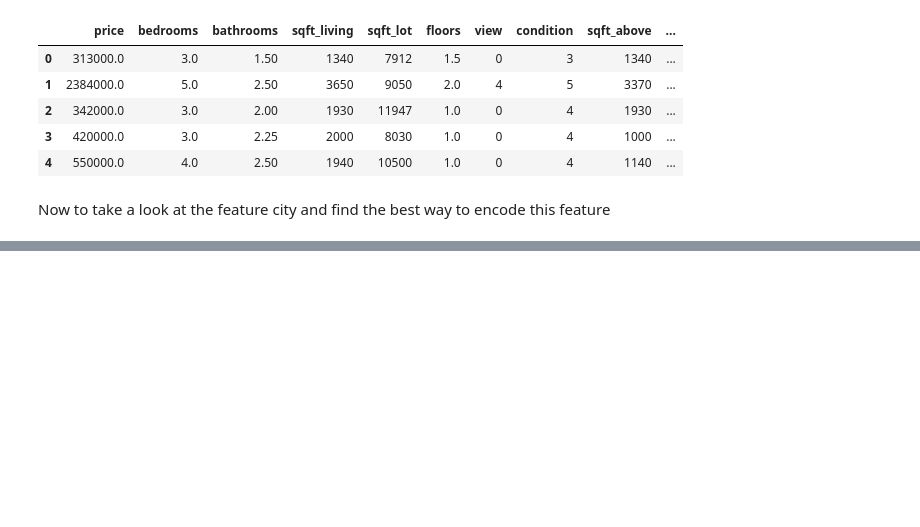
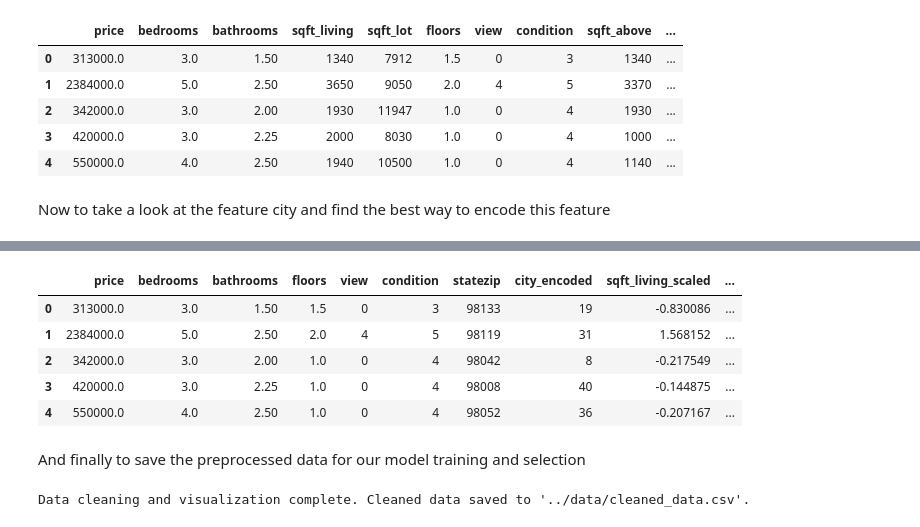
Before and after one commit to David38mk/house-price-prediction-ML, a Jupyter notebook: notebooks/EDA.ipynb, the cells around one changed output, grey strips where cells are left out. Saved outputs shown, nothing was run; the diff lists cells and outputs as text; code cells hidden in the pictures; blank space fills up the shorter version.

```diff
--- a/notebooks/EDA.ipynb
+++ b/notebooks/EDA.ipynb
@@ -370,3 +386,32 @@ And finally to save the preprocessed data for our model training and selection
+# %%
+ss = StandardScaler()
+
+numeric_cols = [ 'sqft_living','sqft_above' ]
+
+for col in numeric_cols:
+    data[col + '_scaled'] = ss.fit_transform(data[[col]])
+data = data.drop(numeric_cols, axis=1)
+# %%
+ns = MinMaxScaler()
+
+numeric_cols = ['yr_built', 'yr_renovated', 'sqft_basement', 'sqft_lot']
+
+for col in numeric_cols:
+    data[col + '_scaled'] = ns.fit_transform(data[[col]])
+data = data.drop(numeric_cols, axis=1)
+# %%
+data.head()
+# %% [output]
+|  | price | bedrooms | bathrooms | floors | view | condition | statezip | city_encoded | sqft_living_scaled | ... |
+| 0 | 313000.0 | 3.0 | 1.50 | 1.5 | 0 | 3 | 98133 | 19 | -0.830086 | ... |
+| 1 | 2384000.0 | 5.0 | 2.50 | 2.0 | 4 | 5 | 98119 | 31 | 1.568152 | ... |
+| 2 | 342000.0 | 3.0 | 2.00 | 1.0 | 0 | 4 | 98042 | 8 | -0.217549 | ... |
+| 3 | 420000.0 | 3.0 | 2.25 | 1.0 | 0 | 4 | 98008 | 40 | -0.144875 | ... |
+| 4 | 550000.0 | 4.0 | 2.50 | 1.0 | 0 | 4 | 98052 | 36 | -0.207167 | ... |
+# %% [markdown]
+And finally to save the preprocessed data for our model training and selection
 # %%
-# pd.save_csv('../data/cleaned_data.csv', data, index=False)
-# print("Data cleaning and visualization complete. Cleaned data saved to '../data/cleaned_data.csv'.")
+data.to_csv('../data/cleaned_data.csv', index=False)
+print("Data cleaning and visualization complete. Cleaned data saved to '../data/cleaned_data.csv'.")
+# %% [output]
+Data cleaning and visualization complete. Cleaned data saved to '../data/cleaned_data.csv'.
```
Also changed, not shown: parts of 18 cells of this notebook, 1 other file.
